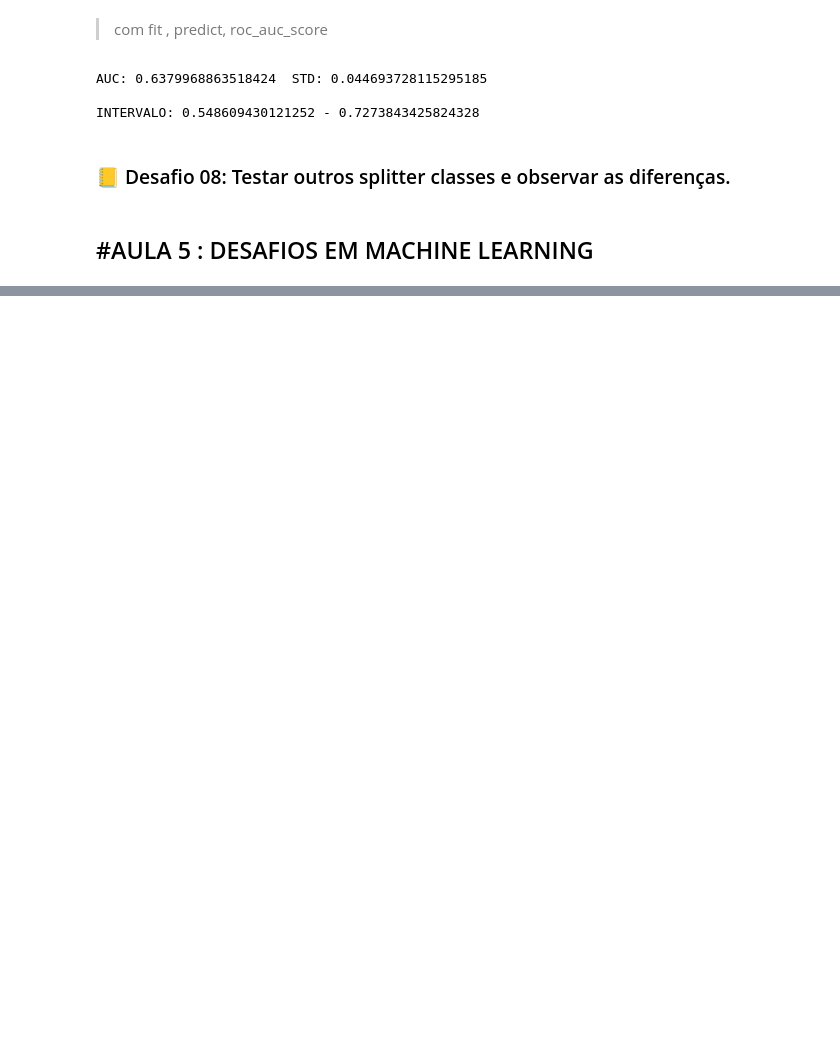
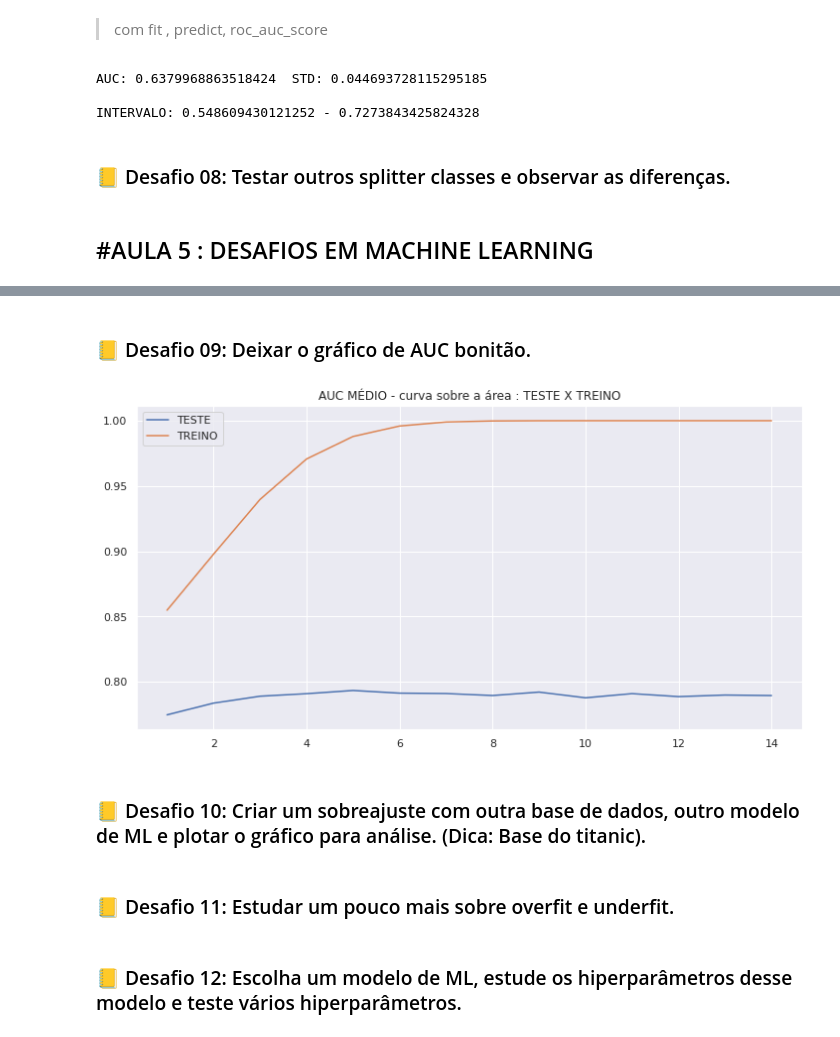
Before and after one commit to MatheusOrange211/Bootcamp-Alura, a Jupyter notebook: Modulo_6_Machine_Learning_Modelos,_Métricas_e_Validação_Progresso.ipynb, the cells around one changed output, grey strips where cells are left out. Drawn from its saved outputs; the diff is of its cells as text; code cells hidden in the pictures; blank space fills up the shorter version.

```diff
--- a/Modulo_6_Machine_Learning_Modelos,_Métricas_e_Validação_Progresso.ipynb
+++ b/Modulo_6_Machine_Learning_Modelos,_Métricas_e_Validação_Progresso.ipynb
@@ -534,0 +628,20 @@ INTERVALO: 0.548609430121252 - 0.7273843425824328
+# %% [markdown]
+### 📒 Desafio 09: Deixar o gráfico de AUC bonitão.
+# %%
+x = range(1,15)
+
+plt.figure(figsize=(12,6))
+plt.plot(x,teste_lista)
+plt.plot(x,treino_lista)
+plt.legend(['TESTE','TREINO'])
+plt.title("AUC MÉDIO - curva sobre a área : TESTE X TREINO")
+# plt.ylim(0,1)
+plt.show()
+# %% [output]
+[figure, added]
+# %% [markdown]
+### 📒 Desafio 10: Criar um sobreajuste com outra base de dados, outro modelo de ML e plotar o gráfico para análise. (Dica: Base do titanic).
+# %% [markdown]
+### 📒 Desafio 11: Estudar um pouco mais sobre overfit e underfit.
+# %% [markdown]
+### 📒 Desafio 12: Escolha um modelo de ML, estude os hiperparâmetros desse modelo e teste vários hiperparâmetros.
```
Also changed, not shown: parts of 61 cells of this notebook.
